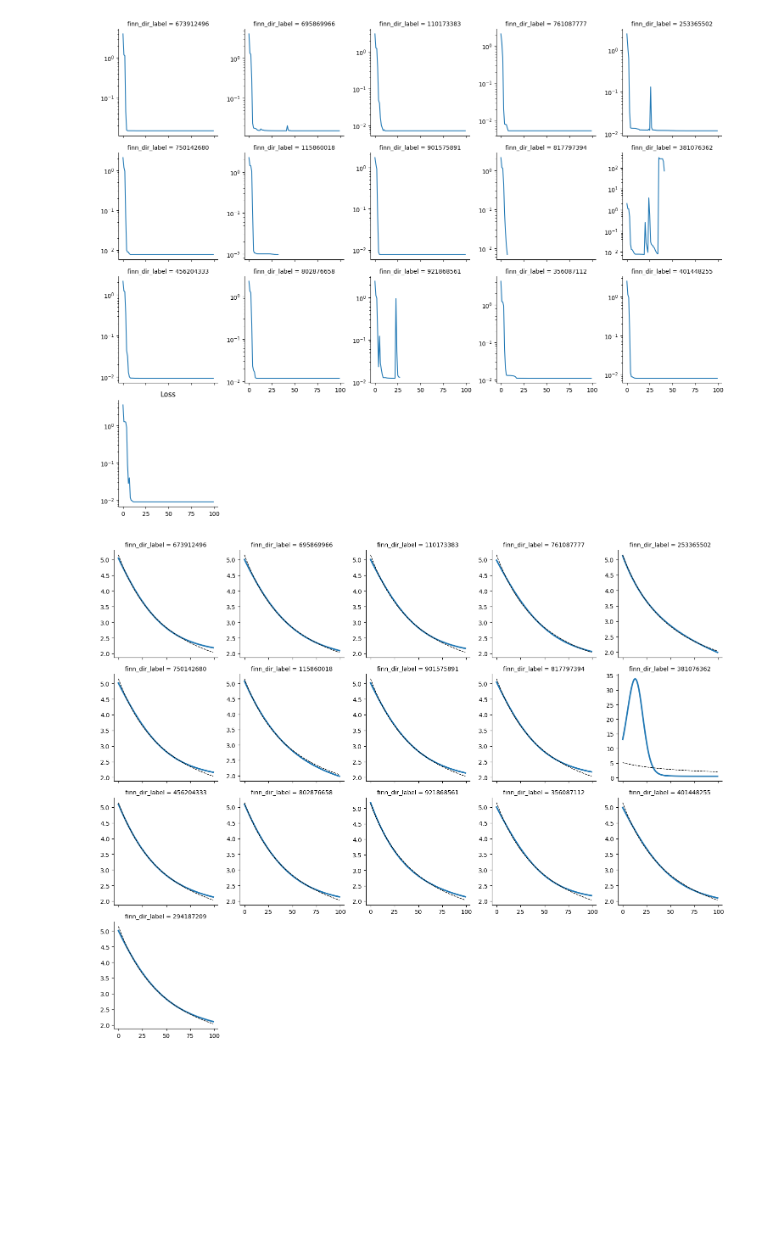
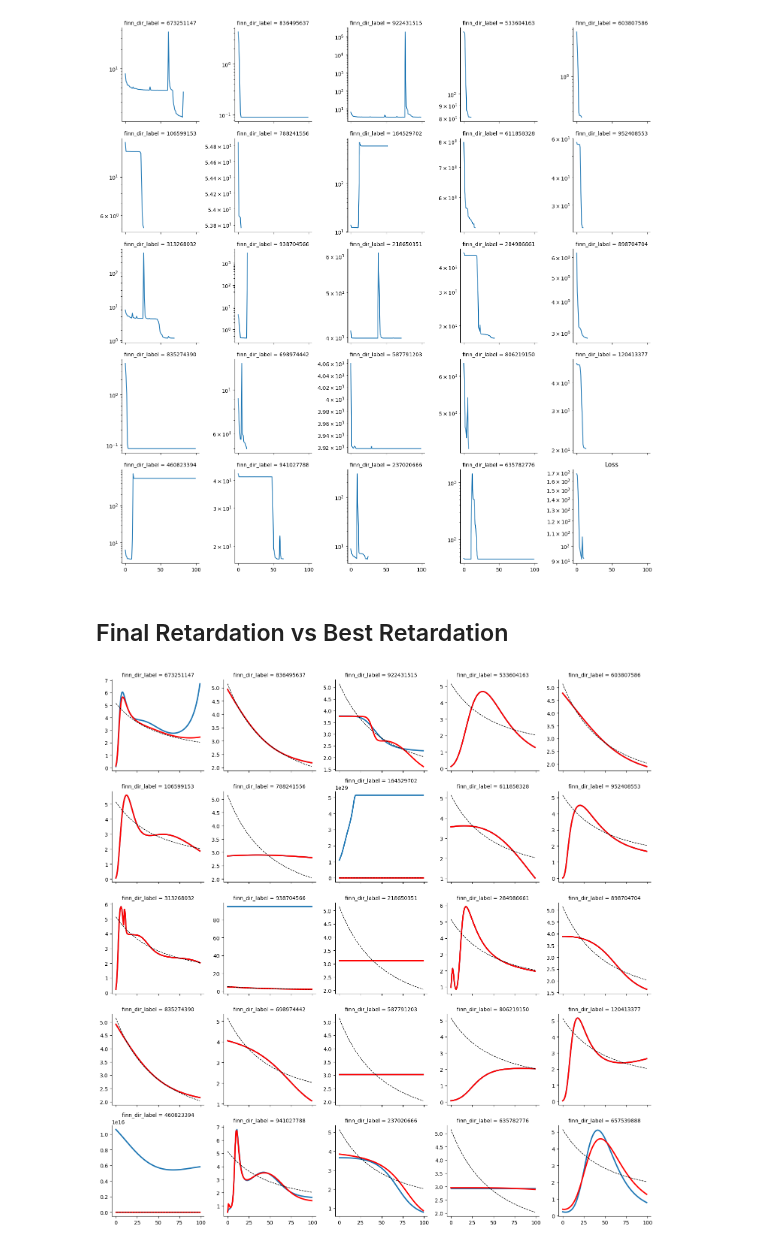
Before and after one commit to RiccardoFrenner/finn-nnpie, a Jupyter notebook: src/analyze_multiple_finn_dirs.ipynb, the cells around one changed output. Drawn from its saved outputs; the diff is of its cells as text; code cells hidden in the pictures; blank space fills up the shorter version.

Commit message:
Fix FINN running intervals

```diff
--- a/src/analyze_multiple_finn_dirs.ipynb
+++ b/src/analyze_multiple_finn_dirs.ipynb
@@ -9,7 +9,7 @@ import matplotlib.pyplot as plt
 
 import common
 # %%
-root_dir = Path("../data_out_02092024/langmuir/finn_all_UQ_factors")
+root_dir = Path("../data_out/langmuir/finn_c_plus_noise")
 # %%
 records = []
 
@@ -88,41 +88,53 @@ g.map_dataframe(load_and_plot)
 plt.title("Loss")
 plt.show()
 # %% [output]
-[figure, old version]
+[figure, new version]
 # %%
 def load_analytic_retardation(finn_dir_df_row):
     return np.load(
         finn_dir_df_row["finn_dir"] / f"retardation_{finn_dir_df_row['isotherm']}.npy"
     )
+# %% [markdown]
+## Final Retardation vs Best Retardation
 # %%
 def final_retardation(finn_dir: Path):
     all_rets = sorted([p for p in (finn_dir / "predicted_retardations").iterdir()], key=lambda x: int(x.stem.split("_")[-1]))
     if not all_rets:
         return None
     return all_rets[-1]
 
+def best_retardation(finn_dir: Path):
+    best_epoch = np.loadtxt(finn_dir / "loss.txt").argmin() + 1
+    p = finn_dir / f"predicted_retardations/retPred_{best_epoch}.npy"
+    if p.exists():
+        return p
+    return None
+
 def load_and_plot(data, *args, **kwargs):
     assert len(data) == 1
     y = np.load(final_retardation(data["finn_dir"].iloc[0]))
+    y_best = np.load(best_retardation(data["finn_dir"].iloc[0]))
     isotherm = data["isotherm"].iloc[0]
     plt.plot(y, *args, lw=2.5, **kwargs)
+    plt.plot(y_best, "r-", lw=2.5)
     y_min, y_max = plt.ylim()  # get limits before plotting the analytical retardation
     plt.plot(load_analytic_retardation(data.iloc[0]), "k--", lw=1.0, label=isotherm.capitalize())
     if isotherm == "freundlich":
         plt.ylim(min(3, y_min), max(5, y_max))
+    # plt.legend()
 
 g = sns.FacetGrid(
     data=finn_dir_df,
     col="finn_dir_label",
     col_wrap=5,
     hue="isotherm",
     sharey=False
 )
 
 g.map_dataframe(load_and_plot)
 plt.show()
 # %% [output]
-[figure, old version]
+[figure, new version]
 # %%
 print(len(finn_dir_df))
 finn_dir_df = finn_dir_df[finn_dir_df["MSE(c_full, c_full_pred)"] < 1e-4]
```
Also changed, not shown: parts of 4 cells of this notebook, 5 other files.
